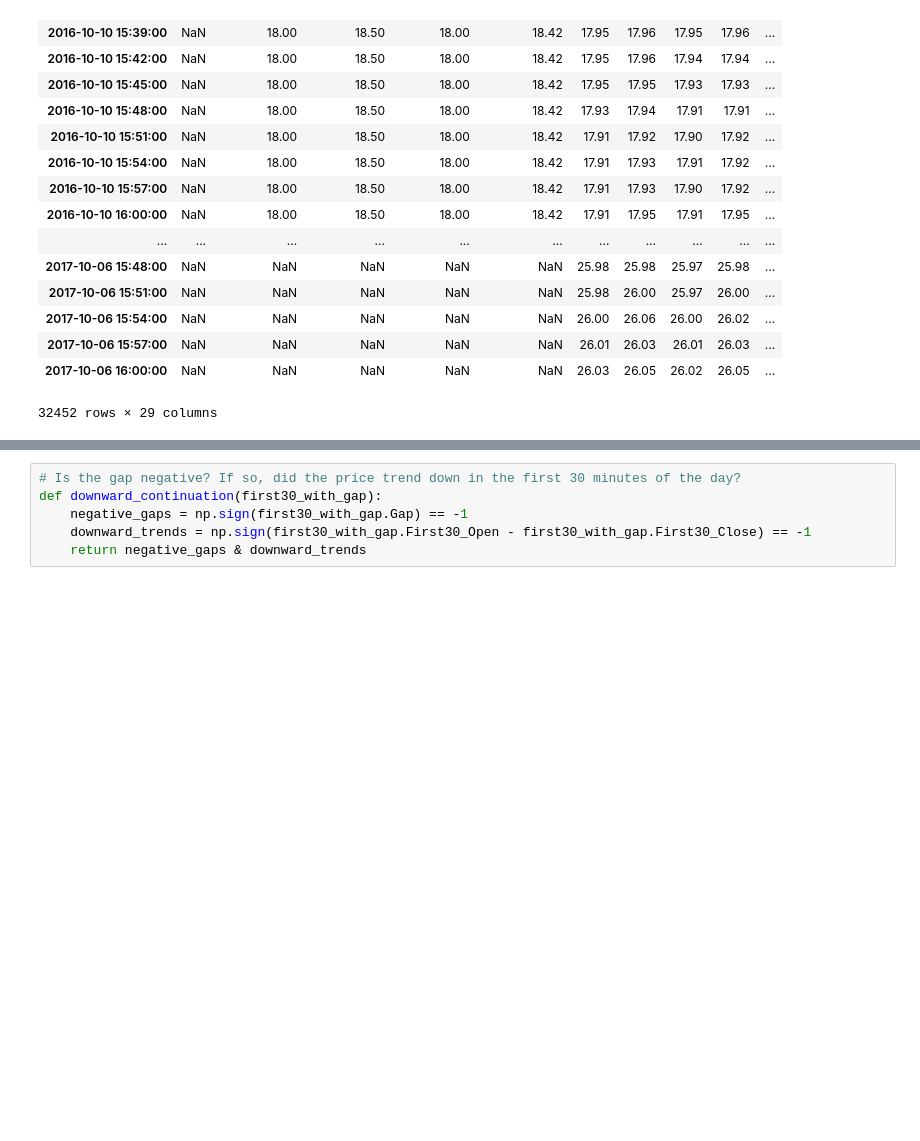
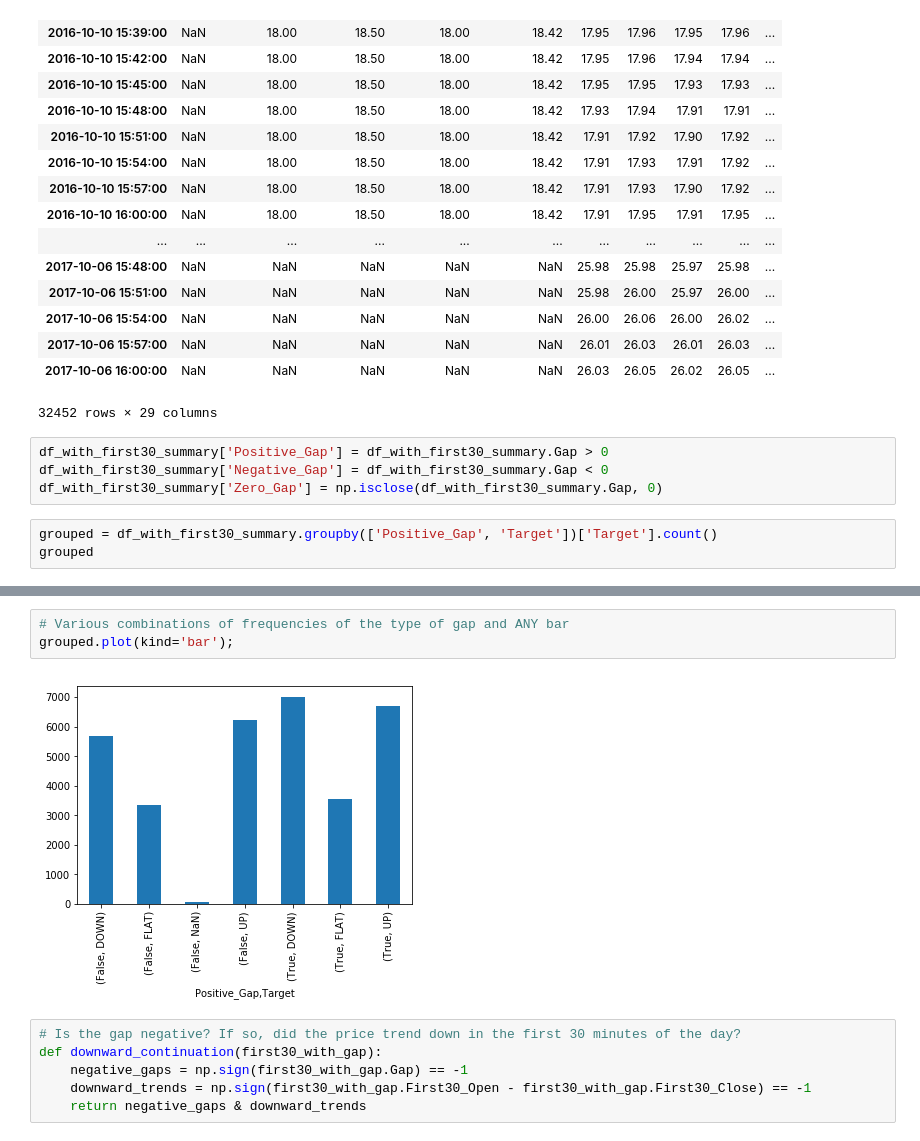
Before and after one commit to zarak/Xrules, a Jupyter notebook: notebooks/Rules.ipynb, the cells around one changed output, grey strips where cells are left out. Saved outputs shown, nothing was run; the diff lists cells and outputs as text; blank space fills up the shorter version.

```diff
--- a/notebooks/Rules.ipynb
+++ b/notebooks/Rules.ipynb
@@ -332,3 +369,10 @@ df_with_first30_summary[120:]
 | 2017-10-06 15:57:00 | NaN | NaN | NaN | NaN | NaN | 26.01 | 26.03 | 26.01 | 26.03 | ... |
 | 2017-10-06 16:00:00 | NaN | NaN | NaN | NaN | NaN | 26.03 | 26.05 | 26.02 | 26.05 | ... |
 32452 rows × 29 columns
+# %%
+df_with_first30_summary['Positive_Gap'] = df_with_first30_summary.Gap > 0
+df_with_first30_summary['Negative_Gap'] = df_with_first30_summary.Gap < 0
+df_with_first30_summary['Zero_Gap'] = np.isclose(df_with_first30_summary.Gap, 0)
+# %%
+grouped = df_with_first30_summary.groupby(['Positive_Gap', 'Target'])['Target'].count()
+grouped
@@ -335,3 +402,8 @@ df_with_first30_summary[120:]
+# %%
+# Various combinations of frequencies of the type of gap and ANY bar
+grouped.plot(kind='bar');
+# %% [output]
+[figure, added]
 # %%
 # Is the gap negative? If so, did the price trend down in the first 30 minutes of the day?
 def downward_continuation(first30_with_gap):
```
Also changed, not shown: parts of 12 cells of this notebook.
